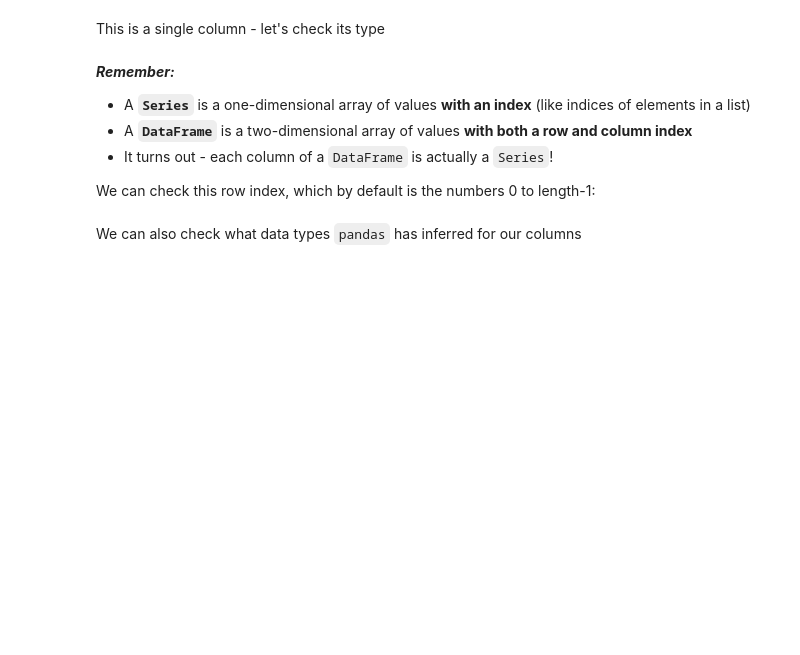
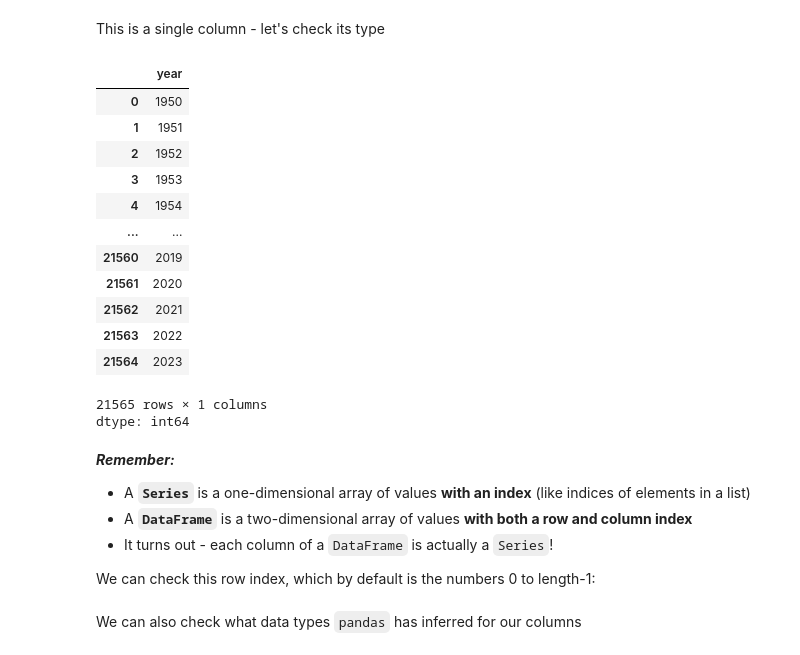
Before and after one commit to Ch3ddarr/intro-to-eda-and-pandas, a Jupyter notebook: 02-intro-to-pandas/02-intro-to-pandas.ipynb, the cells around one changed output. Drawn from its saved outputs; the diff is of its cells as text; code cells hidden in the pictures; blank space fills up the shorter version.

```diff
--- a/02-intro-to-pandas/02-intro-to-pandas.ipynb
+++ b/02-intro-to-pandas/02-intro-to-pandas.ipynb
@@ -69,5 +145,24 @@ Rows and columns are all represented as `pandas` `Series` objects. To select a s
 # %% [markdown]
 This is a single column - let's check its type
+# %%
+col_name = df.columns[2]
+code_col_no_typing = df[col_name]
+code_col_no_typing
+# %% [output]
+|  | year |
+| 0 | 1950 |
+| 1 | 1951 |
+| 2 | 1952 |
+| 3 | 1953 |
+| 4 | 1954 |
+| ... | ... |
+| 21560 | 2019 |
+| 21561 | 2020 |
+| 21562 | 2021 |
+| 21563 | 2022 |
+| 21564 | 2023 |
+21565 rows × 1 columns
+dtype: int64
 # %% [markdown]
 ***Remember:***
 
```
Also changed, not shown: parts of 14 cells of this notebook.
